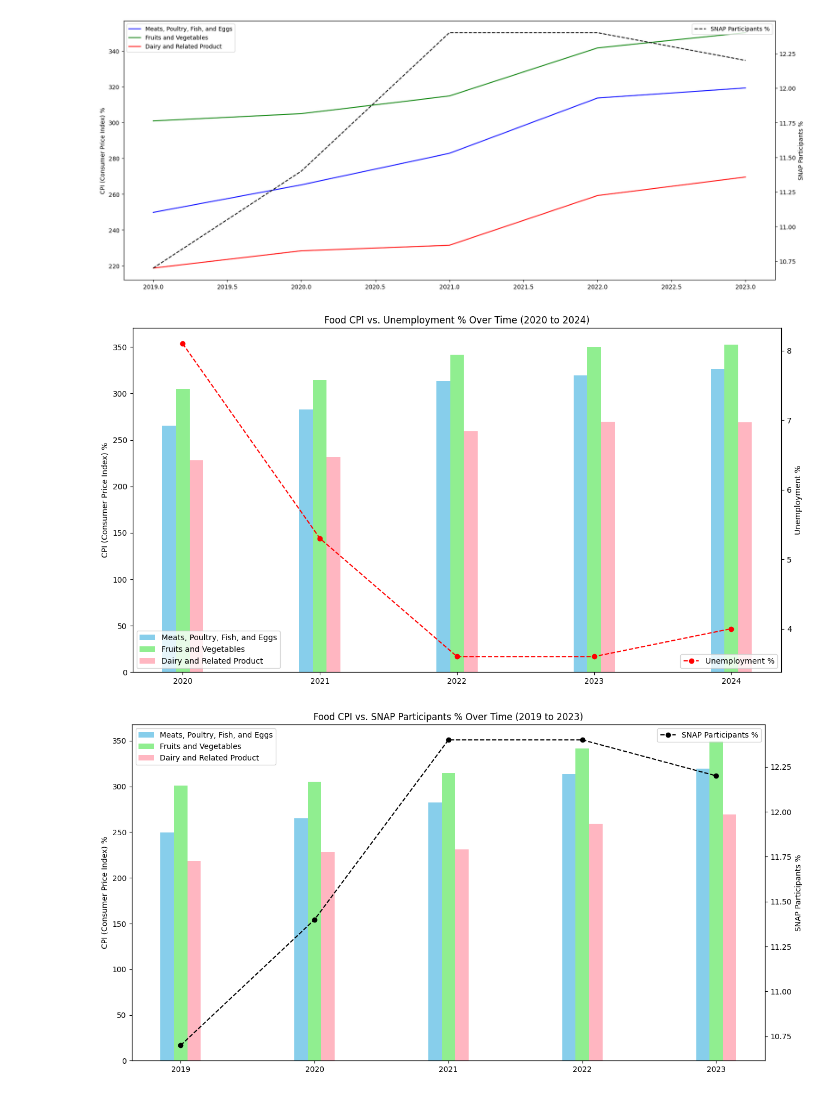
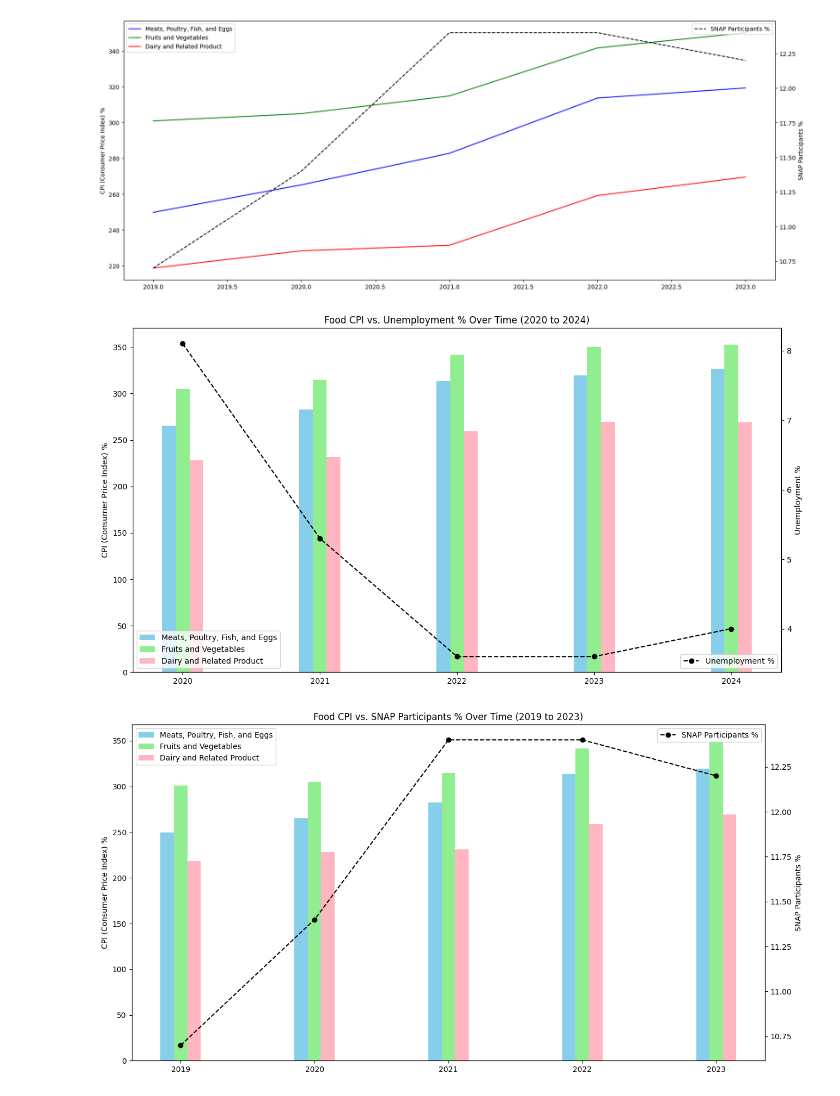
Before and after one commit to leowheeler1/InflationTrendsAnalysis, a Jupyter notebook: Liliana - Trends & Factors.ipynb, the cells around one changed output. Cells and saved outputs as stored; diff of their text form; code cells hidden in the pictures.

Commit message:
changed graph colors

```diff
--- a/Liliana - Trends & Factors.ipynb
+++ b/Liliana - Trends & Factors.ipynb
@@ -73,33 +73,33 @@ plt.show()
 # %%
 trends1_filtered = trends1_df[trends1_df["Year"] >= 2020]
 
 fig, ax1 = plt.subplots(figsize=(15, 8))
 
 bar_width = 0.10
 years = trends1_filtered["Year"]
 
 x_indexes = np.arange(len(years))
 
 ax1.bar(x_indexes - bar_width, trends1_filtered["Meats, Poultry, Fish, and Eggs"], width=bar_width, label="Meats, Poultry, Fish, and Eggs", color="skyblue")
 ax1.bar(x_indexes, trends1_filtered["Fruits and Vegetables"], width=bar_width, label="Fruits and Vegetables", color="lightgreen")
 ax1.bar(x_indexes + bar_width, trends1_filtered["Dairy and Related Product"], width=bar_width, label="Dairy and Related Product", color="lightpink")
 
 ax1.set_ylabel("CPI (Consumer Price Index) %", color="black")
 ax1.set_xticks(x_indexes)
 ax1.set_xticklabels(years)
 
 ax2 = ax1.twinx()
-ax2.plot(x_indexes, trends1_filtered["Unemployment %"], label="Unemployment %", color="red", marker="o", linestyle="dashed")
+ax2.plot(x_indexes, trends1_filtered["Unemployment %"], label="Unemployment %", color="black", marker="o", linestyle="dashed")
 ax2.set_ylabel("Unemployment %", color="black")
 
 ax1.legend(loc="lower left")
 ax2.legend(loc="lower right")
 
 plt.title("Food CPI vs. Unemployment % Over Time (2020 to 2024)")
 
 plt.show()
 # %% [output]
-[figure, old version]
+[figure, new version]
 # %%
 trends2_filtered = trends2_df[trends2_df["Year"] <= 2023]
 
```
